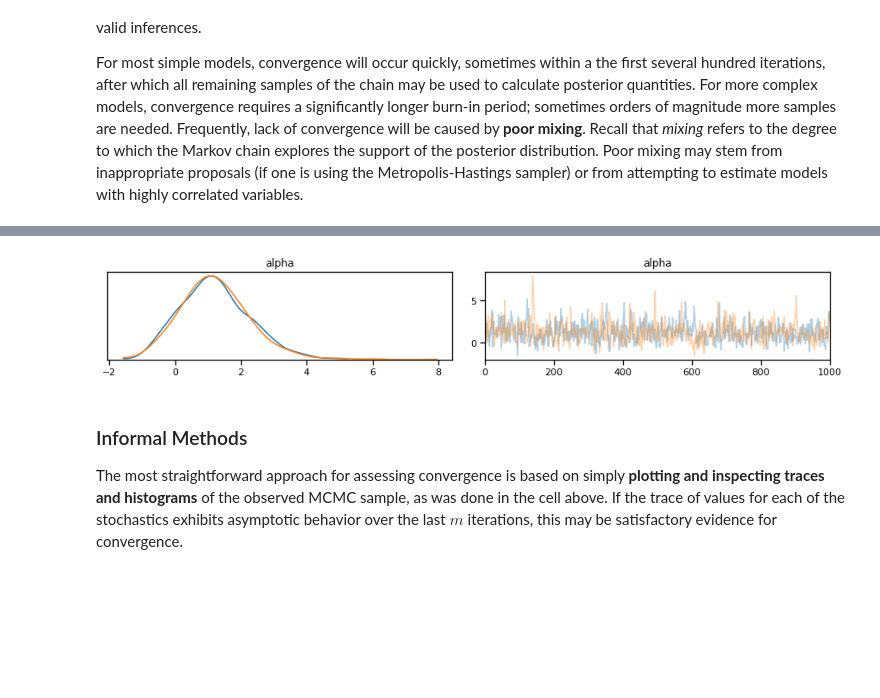
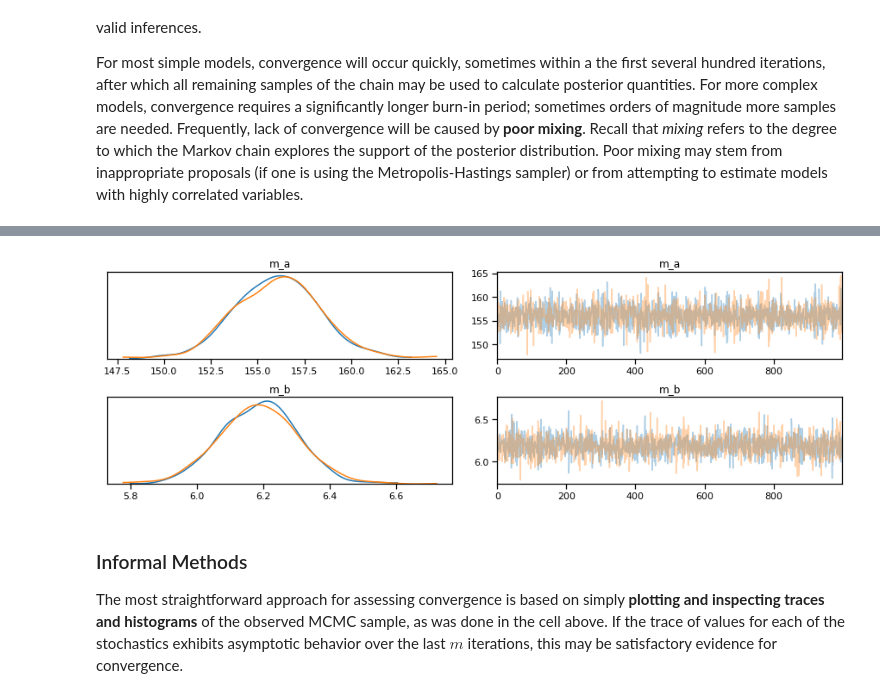
Before and after one commit to fonnesbeck/mcmc_pydata_london_2019, a Jupyter notebook: notebooks/4-Model_Checking.ipynb, the cells around one changed output, grey strips where cells are left out. Cells and saved outputs as stored; diff of their text form; code cells hidden in the pictures; blank space fills up the shorter version.

```diff
--- a/notebooks/4-Model_Checking.ipynb
+++ b/notebooks/4-Model_Checking.ipynb
@@ -53,7 +57,10 @@ highly correlated variables.
 # %%
 %matplotlib inline
 import numpy as np
-import seaborn as sns; sns.set_context('notebook')
+import pandas as pd
+import seaborn as sns
+import arviz as az
 import warnings
-warnings.filterwarnings("ignore", module="mkl_fft")
-warnings.filterwarnings("ignore", module="matplotlib")
+warnings.simplefilter('ignore')
+
+sns.set_context('notebook')
@@ -81,6 +120,33 @@ with Model() as bioassay_model:
+# %%
+n_rats = rat_weights.shape[0]
+rat_index, age, weight = pd.melt(rat_weights.reset_index(), id_vars='index').values.astype(int).T
+age -= age.min()
+# %%
+from pymc3 import Normal, HalfCauchy, sample, Model
+
+with Model() as rat_model:
+
+    # Hierarchical means
+    m_a = Normal('m_a', 150, sigma=100)
+    m_b = Normal('m_b', 20, sigma=10)
+
+    # Hierarchical st.devs
+    s_a = HalfCauchy('s_a', 1)
+    s_b = HalfCauchy('s_b', 1)
+
+    # Intercepts and slopes
+    α = Normal('α', m_a, sigma=s_a, shape=n_rats)
+    β = Normal('β', m_b, sigma=s_b, shape=n_rats)
+
+    # Expected values
+    μ = α[rat_index] + β[rat_index]*age
+
+    # Likelihood function
+    σ = HalfCauchy('σ', 1)
+    y = Normal('y', μ, sigma=σ, observed=weight)
 # %%
-with bioassay_model:
-    bioassay_trace = sample(1000, cores=2)
+with rat_model:
+    rat_trace = sample(1000, cores=2)
 # %% [output]
 Auto-assigning NUTS sampler...
 Initializing NUTS using jitter+adapt_diag...
@@ -89,9 +179,9 @@ NUTS: [beta, alpha]
 # %%
 from arviz import plot_trace
 
-plot_trace(bioassay_trace, var_names=['alpha']);
+plot_trace(rat_trace, var_names=['m_a', 'm_b']);
 # %% [output]
-[figure, old version]
+[figure, new version]
 # %% [markdown]
 ### Informal Methods
 
```
Also changed, not shown: parts of 35 cells of this notebook, 1 other file.
